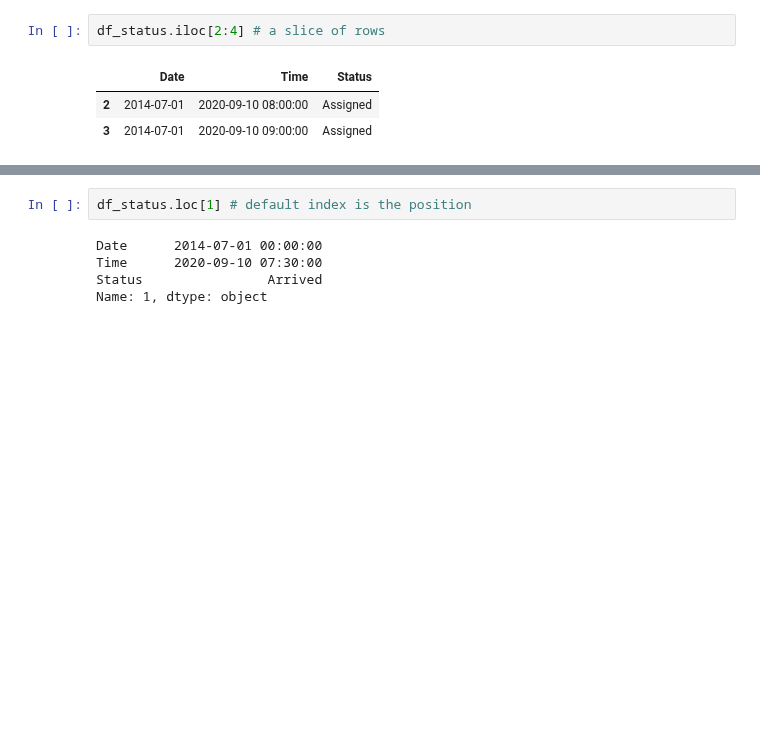
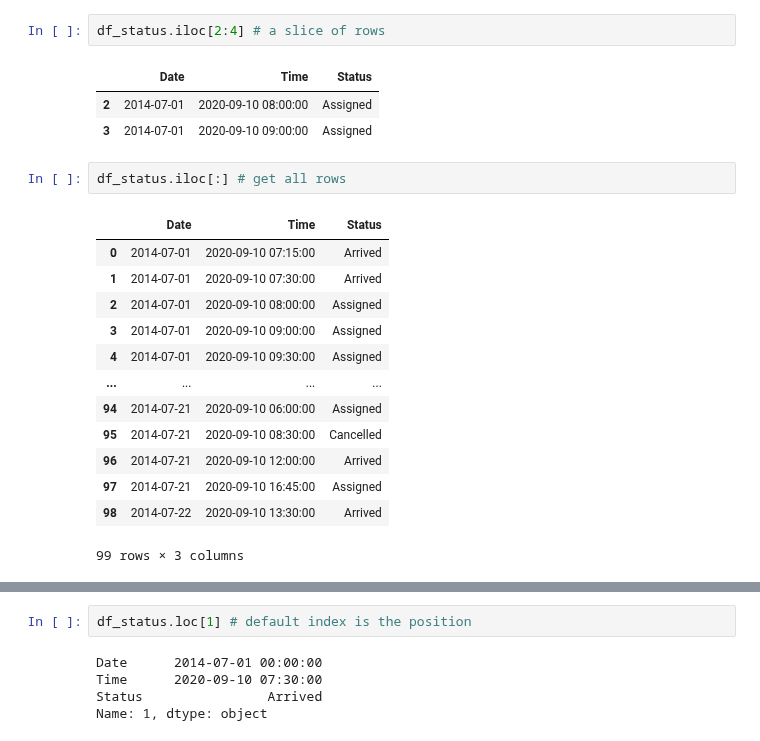
Before and after one commit to parrt/msds593, a Jupyter notebook: notebooks/pandas-intro.ipynb, the cells around one changed output, grey strips where cells are left out. Cells and saved outputs as stored; diff of their text form; blank space fills up the shorter version.

```diff
--- a/notebooks/pandas-intro.ipynb
+++ b/notebooks/pandas-intro.ipynb
@@ -788,3 +790,19 @@ df_status.iloc[2:4] # a slice of rows
 |  | Date | Time | Status |
 | 2 | 2014-07-01 | 2020-09-10 08:00:00 | Assigned |
 | 3 | 2014-07-01 | 2020-09-10 09:00:00 | Assigned |
+# %%
+df_status.iloc[:] # get all rows
+# %% [output]
+|  | Date | Time | Status |
+| 0 | 2014-07-01 | 2020-09-10 07:15:00 | Arrived |
+| 1 | 2014-07-01 | 2020-09-10 07:30:00 | Arrived |
+| 2 | 2014-07-01 | 2020-09-10 08:00:00 | Assigned |
+| 3 | 2014-07-01 | 2020-09-10 09:00:00 | Assigned |
+| 4 | 2014-07-01 | 2020-09-10 09:30:00 | Assigned |
+| ... | ... | ... | ... |
+| 94 | 2014-07-21 | 2020-09-10 06:00:00 | Assigned |
+| 95 | 2014-07-21 | 2020-09-10 08:30:00 | Cancelled |
+| 96 | 2014-07-21 | 2020-09-10 12:00:00 | Arrived |
+| 97 | 2014-07-21 | 2020-09-10 16:45:00 | Assigned |
+| 98 | 2014-07-22 | 2020-09-10 13:30:00 | Arrived |
+99 rows × 3 columns
```
Also changed, not shown: parts of 7 cells of this notebook, 1 other file.
